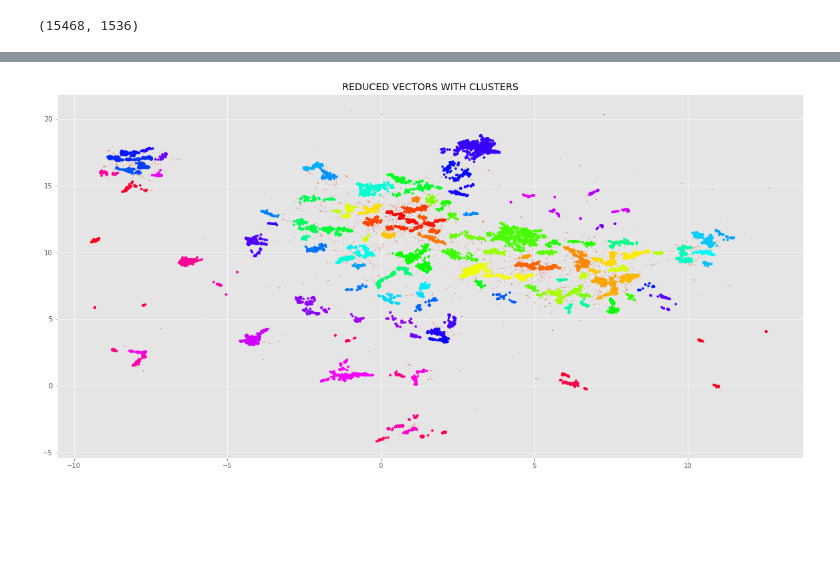
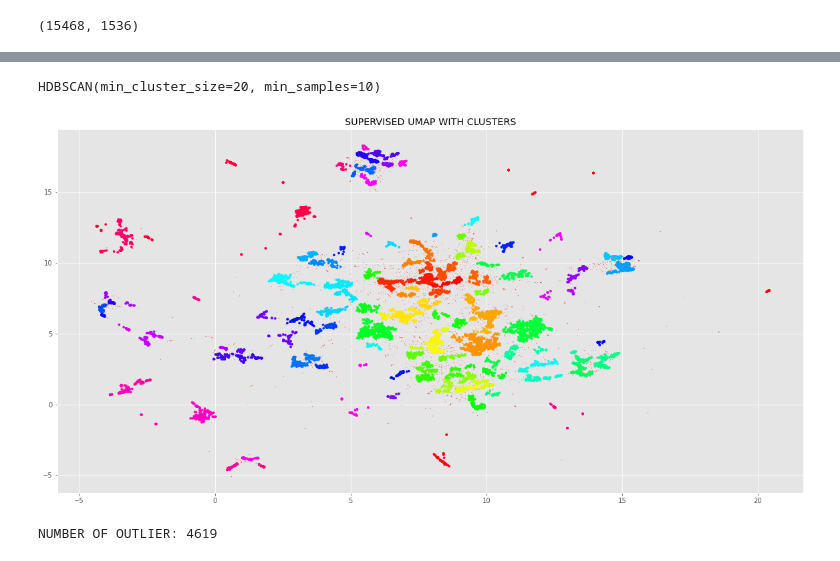
Before and after one commit to malinphy/e_repo, a Jupyter notebook: bbc_data_EDA.ipynb, the cells around one changed output, grey strips where cells are left out. Drawn from its saved outputs; the diff is of its cells as text; code cells hidden in the pictures; blank space fills up the shorter version.

```diff
--- a/bbc_data_EDA.ipynb
+++ b/bbc_data_EDA.ipynb
@@ -212,4 +201,12 @@ print((embedding_vectors).shape)
 (15468, 1536)
 # %%
 # umap_data = umap.UMAP(n_neighbors=20, n_components=2, min_dist=0, metric='euclidean').fit_transform(embedding_vectors)
-umap_data = umap.UMAP().fit_transform(embedding_vectors, y= le.fit_transform(df_clean['region']))
+umap_data_supervised = umap.UMAP().fit_transform(embedding_vectors, y= le.fit_transform(df_clean['region']))
+cluster_supervised = hdbscan.HDBSCAN(
+                        min_cluster_size = 20,
+                        metric = 'euclidean' ,
+                        # cluster_selection_method = 'eom',
+                        min_samples = 10
+                        ).fit(umap_data_supervised)
+
+print('NUMBER OF OUTLIER:',len(np.where(np.array(cluster_supervised.labels_) == -1)[0]))
@@ -244,21 +221,38 @@ plt.title('REDUCED VECTORS');
+# %%
+cluster_supervised
+# %% [output]
+HDBSCAN(min_cluster_size=20, min_samples=10)
 # %%
-result = pd.DataFrame(umap_data, columns=['x', 'y'])
-result['labels'] = cluster.labels_
+result = pd.DataFrame(umap_data_supervised, columns=['x', 'y'])
+result['labels'] = cluster_supervised.labels_
 fig, ax = plt.subplots(figsize=(20, 10))
 outliers = result.loc[result.labels == -1, :]
 clustered = result.loc[result.labels != -1, :]
 plt.scatter(outliers.x, outliers.y,
             # color='#BDBDBD',
             s=0.05)
 plt.scatter(clustered.x, clustered.y, c=clustered.labels, s=10,
             cmap='hsv_r'
             )
 # plt.xlim([0,20])
 # plt.legend([result['labels'].unique()])
 # plt.colorbar()
 # plt.axis('off')
 # plt.xlabel('UMAP1');
 # plt.ylabel('UMAP2');
-plt.title('REDUCED VECTORS WITH CLUSTERS');
+plt.title('SUPERVISED UMAP WITH CLUSTERS');
 # %% [output]
-[figure, old version]
+[figure, new version]
+# %%
+# umap_data = umap.UMAP(n_neighbors=20, n_components=2, min_dist=0, metric='euclidean').fit_transform(embedding_vectors)
+umap_data_unsupervised = umap.UMAP().fit_transform(embedding_vectors)
+cluster_unsupervised = hdbscan.HDBSCAN(
+                        min_cluster_size = 20,
+                        metric = 'euclidean' ,
+                        # cluster_selection_method = 'eom',
+                        min_samples = 10
+                        ).fit(umap_data_unsupervised)
+
+print('NUMBER OF OUTLIER:',len(np.where(np.array(cluster_unsupervised.labels_) == -1)[0]))
+# %% [output]
+NUMBER OF OUTLIER: 4619
```
Also changed, not shown: parts of 12 cells of this notebook.
